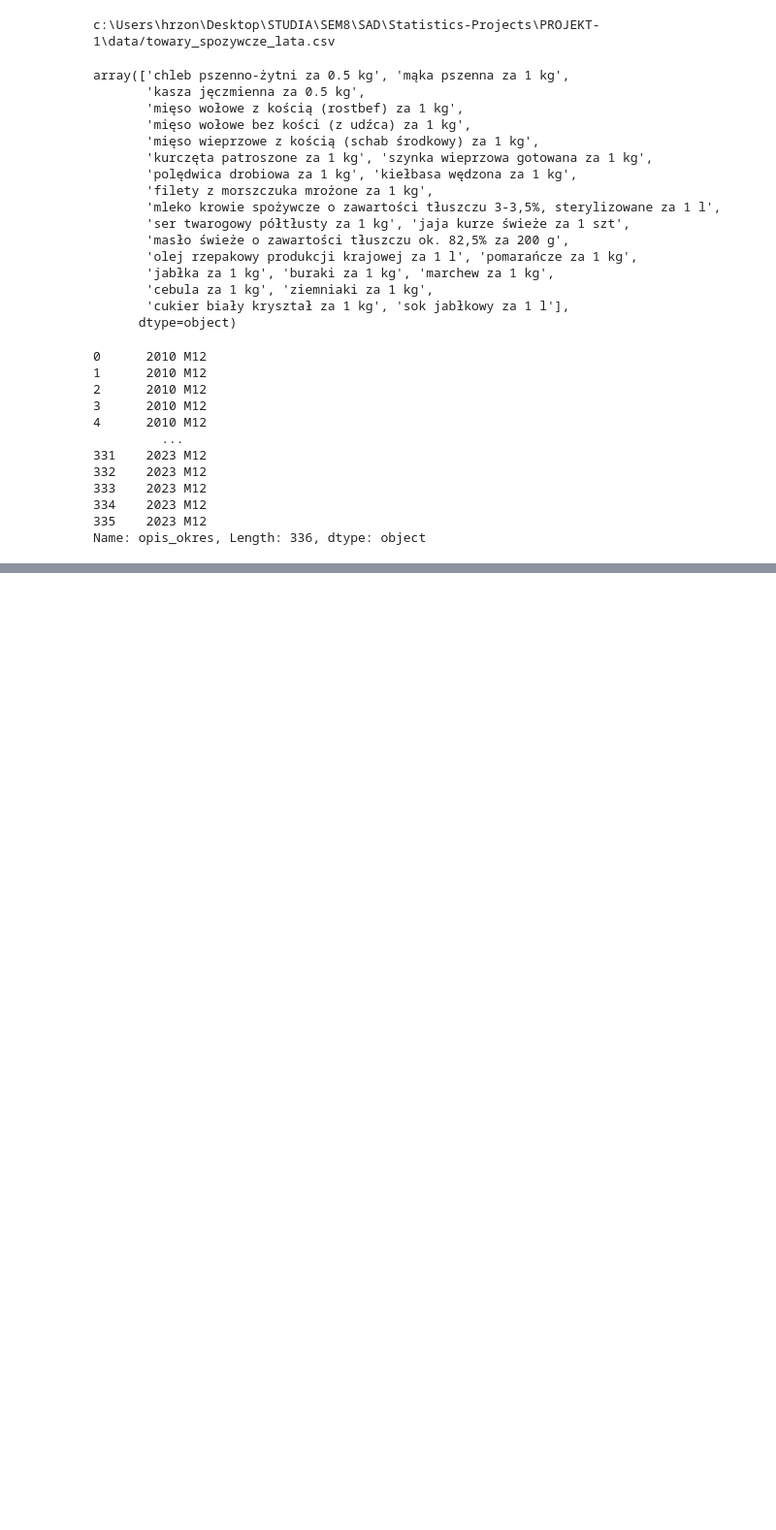
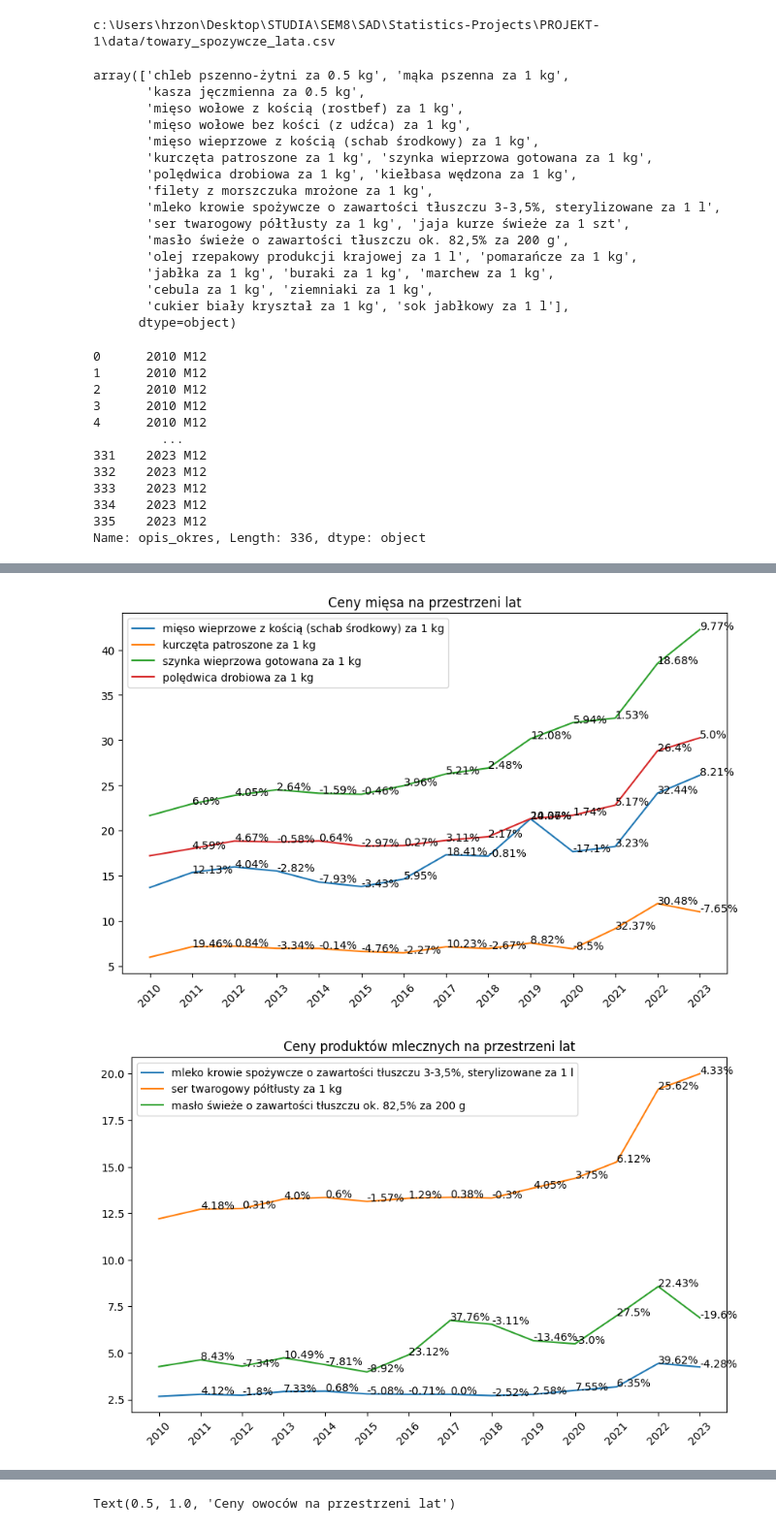
Before and after one commit to CrustyCracker/Statistics-Projects, a Jupyter notebook: PROJEKT-1/students_cost_increase.ipynb, the cells around one changed output, grey strips where cells are left out. Shown at 97% size. Drawn from its saved outputs; the diff is of its cells as text; code cells hidden in the pictures; blank space fills up the shorter version.

Commit message:
better plots

```diff
--- a/PROJEKT-1/students_cost_increase.ipynb
+++ b/PROJEKT-1/students_cost_increase.ipynb
@@ -94,0 +81,64 @@ for nazwa_pozycja_2 in data['nazwa_pozycja_2'].unique():
+# %%
+relevent_data = ['chleb pszenno-żytni za 0.5 kg', 'mięso wieprzowe z kością (schab środkowy) za 1 kg', 'kurczęta patroszone za 1 kg', 'szynka wieprzowa gotowana za 1 kg', 'polędwica drobiowa za 1 kg', 'mleko krowie spożywcze o zawartości tłuszczu 3-3,5%, sterylizowane za 1 l', 'ser twarogowy półtłusty za 1 kg', 'jaja kurze świeże za 1 szt', 'masło świeże o zawartości tłuszczu ok. 82,5% za 200 g', 'cebula za 1 kg', 'ziemniaki za 1 kg']
+meat_data = ['mięso wieprzowe z kością (schab środkowy) za 1 kg', 'kurczęta patroszone za 1 kg', 'szynka wieprzowa gotowana za 1 kg', 'polędwica drobiowa za 1 kg']
+dairy_data = ['mleko krowie spożywcze o zawartości tłuszczu 3-3,5%, sterylizowane za 1 l', 'ser twarogowy półtłusty za 1 kg', 'masło świeże o zawartości tłuszczu ok. 82,5% za 200 g']
+vegetable_data = ['cebula za 1 kg', 'ziemniaki za 1 kg',  'buraki za 1 kg']
+fruit_data = ['jabłka za 1 kg', 'marchew za 1 kg']
+
+# make all opis_okres in data only leave 4 fist characters
+data['opis_okres'] = data['opis_okres'].str[:4]
+
+
+# Increase the size of the plots
+plt.rcParams['figure.figsize'] = [10, 6]
+
+
+
+#
+for item in meat_data:
+    data_item = data[data['nazwa_pozycja_2'] == item]
+    #draw the procent increase of price in the point
+    plt.plot(data_item['opis_okres'], data_item['wartosc'], label=item)
+    for i in range(1, len(data_item)):
+        plt.text(data_item.iloc[i]['opis_okres'], data_item.iloc[i]['wartosc'], str(round((data_item.iloc[i]['wartosc'] - data_item.iloc[i-1]['wartosc'])/data_item.iloc[i-1]['wartosc']*100, 2)) + '%')
+
+
+plt.xticks(rotation=45)
+plt.legend()
+plt.title('Ceny mięsa na przestrzeni lat')
+plt.show()
+
+for item in dairy_data:
+    data_item = data[data['nazwa_pozycja_2'] == item]
+    plt.plot(data_item['opis_okres'], data_item['wartosc'], label=item)
+    for i in range(1, len(data_item)):
+        plt.text(data_item.iloc[i]['opis_okres'], data_item.iloc[i]['wartosc'], str(round((data_item.iloc[i]['wartosc'] - data_item.iloc[i-1]['wartosc'])/data_item.iloc[i-1]['wartosc']*100, 2)) + '%')
+
+plt.xticks(rotation=45)
+plt.legend()
+plt.title('Ceny produktów mlecznych na przestrzeni lat')
+plt.show()
+
+for item in vegetable_data:
+    data_item = data[data['nazwa_pozycja_2'] == item]
+    plt.plot(data_item['opis_okres'], data_item['wartosc'], label=item)
+    for i in range(1, len(data_item)):
+        plt.text(data_item.iloc[i]['opis_okres'], data_item.iloc[i]['wartosc'], str(round((data_item.iloc[i]['wartosc'] - data_item.iloc[i-1]['wartosc'])/data_item.iloc[i-1]['wartosc']*100, 2)) + '%')
+
+plt.xticks(rotation=45)
+plt.legend()
+plt.title('Ceny warzyw na przestrzeni lat')
+plt.show()
+
+for item in fruit_data:
+    data_item = data[data['nazwa_pozycja_2'] == item]
+    plt.plot(data_item['opis_okres'], data_item['wartosc'], label=item)
+    for i in range(1, len(data_item)):
+        plt.text(data_item.iloc[i]['opis_okres'], data_item.iloc[i]['wartosc'], str(round((data_item.iloc[i]['wartosc'] - data_item.iloc[i-1]['wartosc'])/data_item.iloc[i-1]['wartosc']*100, 2)) + '%')
+
+plt.xticks(rotation=45)
+plt.legend()
+plt.title('Ceny owoców na przestrzeni lat')
+# %% [output]
+[figure, added]
+[figure, added]
@@ -94,0 +146 @@ for nazwa_pozycja_2 in data['nazwa_pozycja_2'].unique():
+Text(0.5, 1.0, 'Ceny owoców na przestrzeni lat')
```
Also changed, not shown: parts of 4 cells of this notebook.
